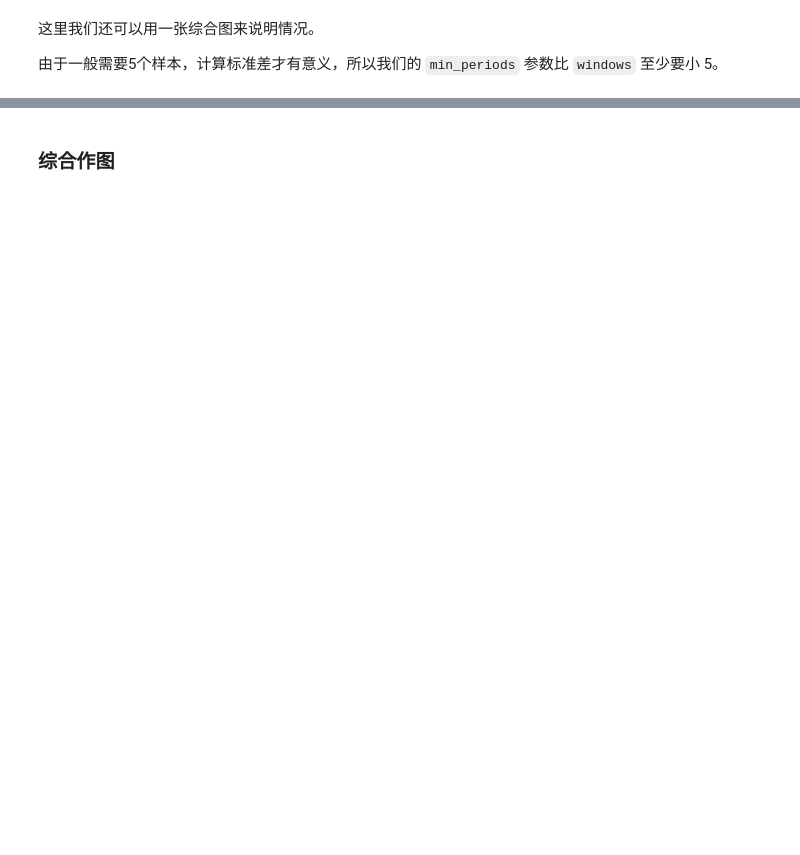
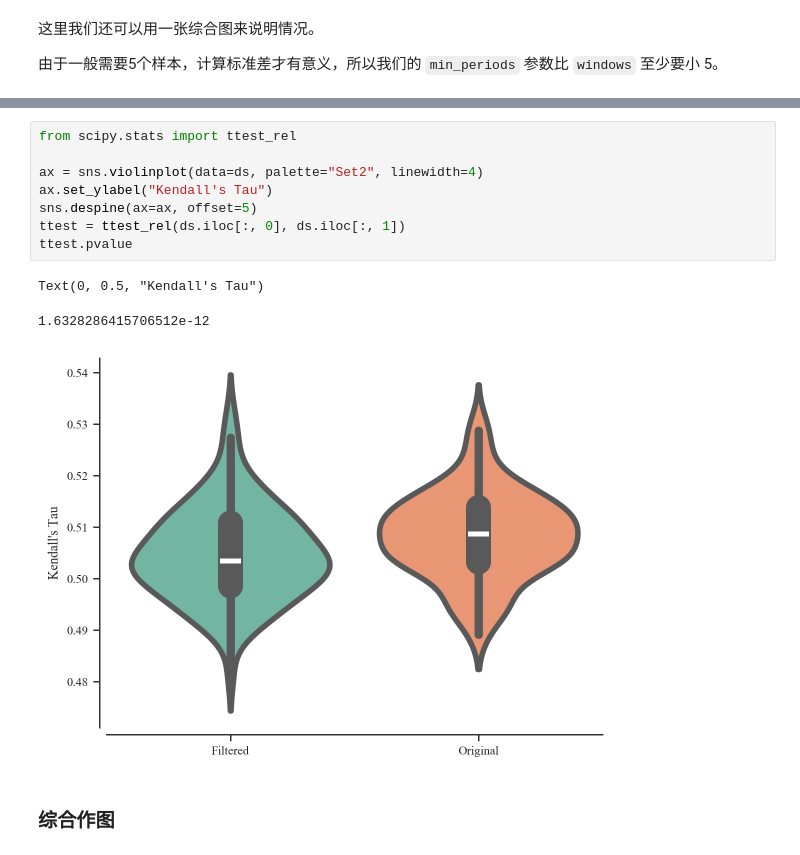
Before and after one commit to SongshGeo/shifting_baseline, a Jupyter notebook: reports/history.ipynb, the cells around one changed output, grey strips where cells are left out. Saved outputs shown, nothing was run; the diff lists cells and outputs as text; blank space fills up the shorter version.

```diff
--- a/reports/history.ipynb
+++ b/reports/history.ipynb
@@ -160,3 +223,15 @@ plt.show();
+# %%
+from scipy.stats import ttest_rel
+
+ax = sns.violinplot(data=ds, palette="Set2", linewidth=4)
+ax.set_ylabel("Kendall's Tau")
+sns.despine(ax=ax, offset=5)
+ttest = ttest_rel(ds.iloc[:, 0], ds.iloc[:, 1])
+ttest.pvalue
+# %% [output]
+Text(0, 0.5, "Kendall's Tau")
+1.6328286415706512e-12
+[figure, added]
 # %% [markdown]
 ### 综合作图
 # %%
```
Also changed, not shown: parts of 7 cells of this notebook, 5 other files.
